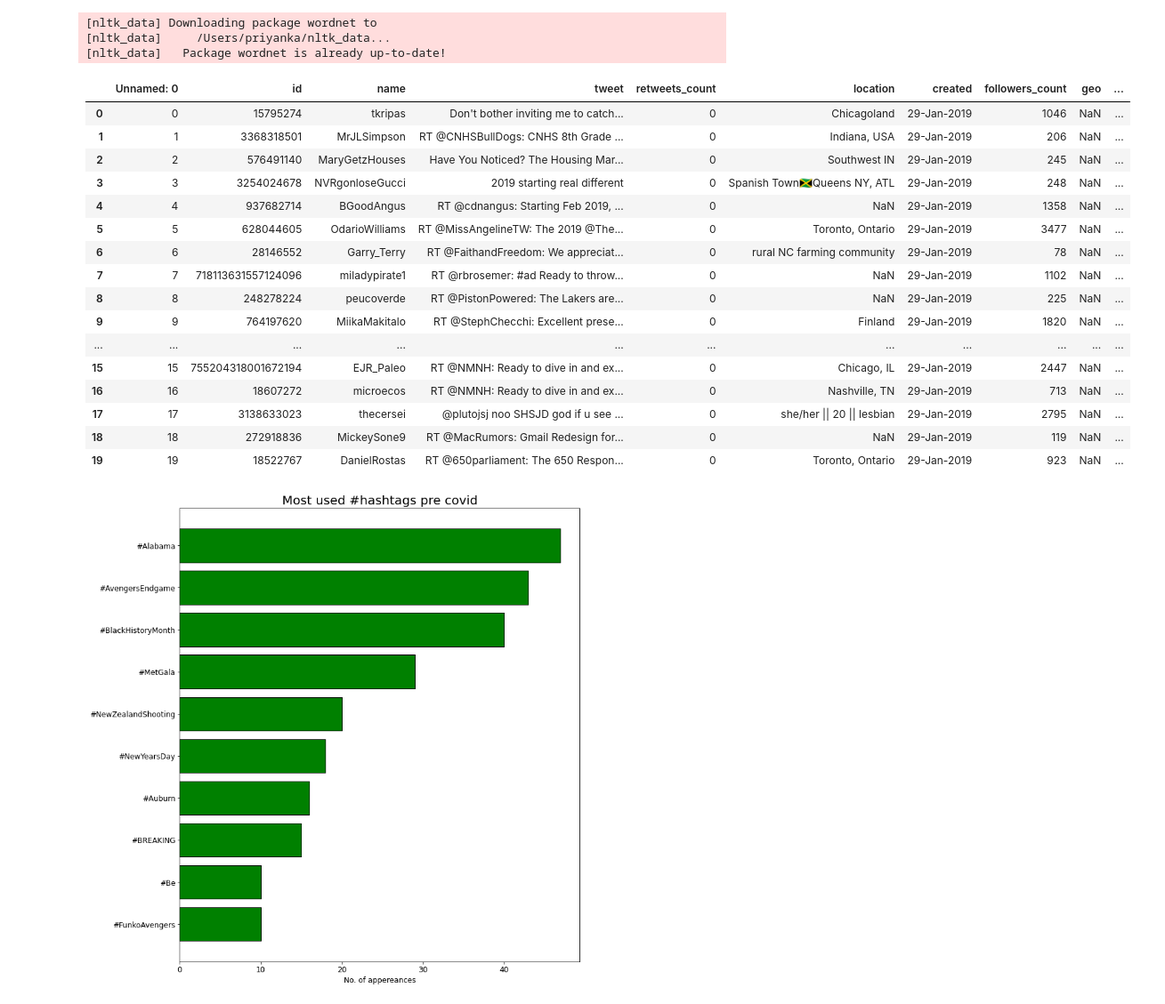
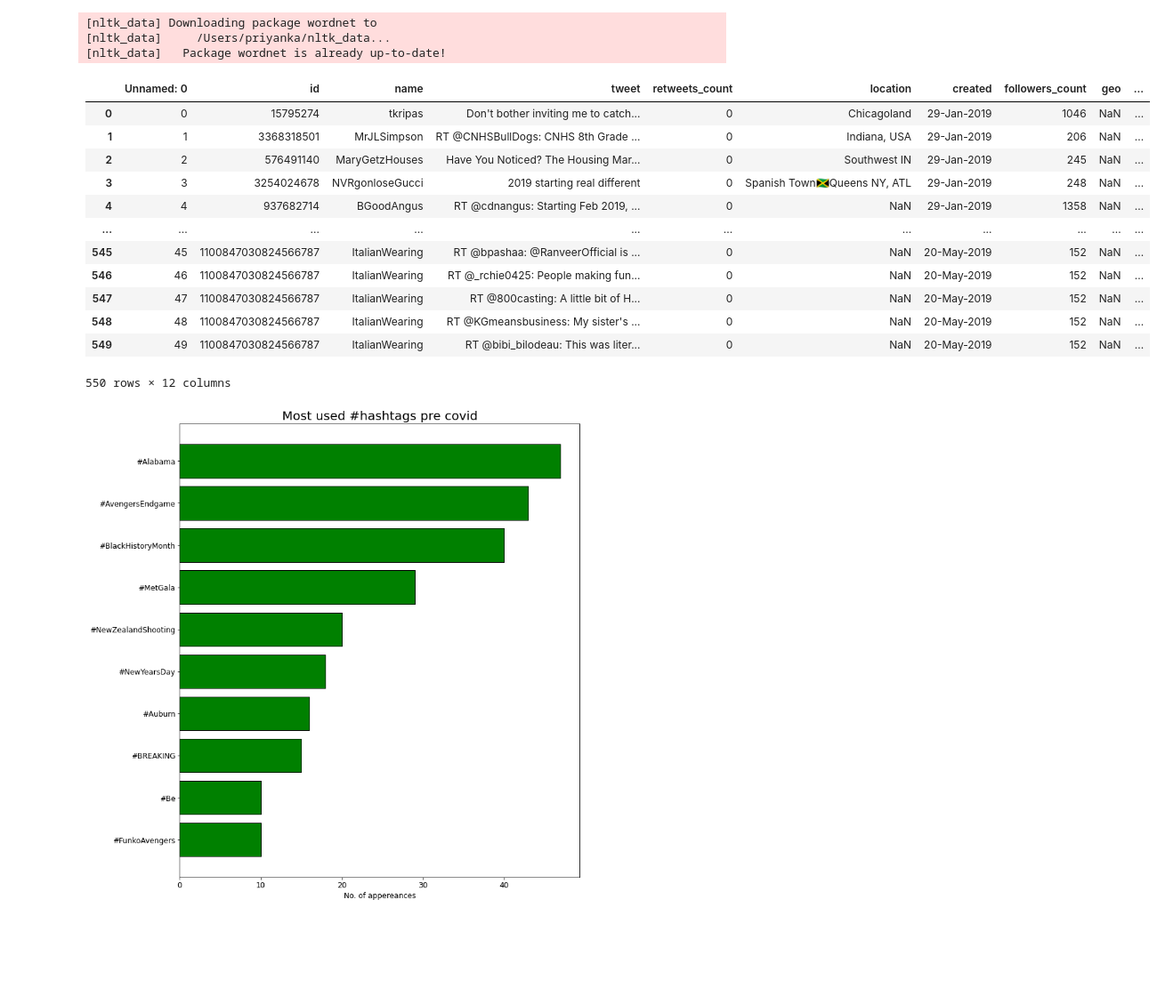
Before and after one commit to revanth802/CMPE-255-FA2020-Team6, a Jupyter notebook: Notebook.ipynb, the cells around one changed output. Shown at 89% size. Drawn from its saved outputs; the diff is of its cells as text; code cells hidden in the pictures; blank space fills up the shorter version.

```diff
--- a/Notebook.ipynb
+++ b/Notebook.ipynb
@@ -197,25 +199,21 @@ def cleaned_hashtags(x):
 precovid_df['hashtags'] = precovid_df['hashtags'].apply(lambda x : cleaned_hashtags(x))
 covid_timeline['hashtags'] = covid_timeline['hashtags'].apply(lambda x : cleaned_hashtags(x))
 # %%
-precovid_df.head(20)
+precovid_df
 # %% [output]
 |  | Unnamed: 0 | id | name | tweet | retweets_count | location | created | followers_count | geo | ... |
 | 0 | 0 | 15795274 | tkripas | Don't bother inviting me to catch... | 0 | Chicagoland | 29-Jan-2019 | 1046 | NaN | ... |
 | 1 | 1 | 3368318501 | MrJLSimpson | RT @CNHSBullDogs: CNHS 8th Grade ... | 0 | Indiana, USA | 29-Jan-2019 | 206 | NaN | ... |
 | 2 | 2 | 576491140 | MaryGetzHouses | Have You Noticed? The Housing Mar... | 0 | Southwest IN | 29-Jan-2019 | 245 | NaN | ... |
 | 3 | 3 | 3254024678 | NVRgonloseGucci | 2019 starting real different | 0 | Spanish Town🇯🇲Queens NY, ATL | 29-Jan-2019 | 248 | NaN | ... |
 | 4 | 4 | 937682714 | BGoodAngus | RT @cdnangus: Starting Feb 2019, ... | 0 | NaN | 29-Jan-2019 | 1358 | NaN | ... |
-| 5 | 5 | 628044605 | OdarioWilliams | RT @MissAngelineTW: The 2019 @The... | 0 | Toronto, Ontario | 29-Jan-2019 | 3477 | NaN | ... |
-| 6 | 6 | 28146552 | Garry_Terry | RT @FaithandFreedom: We appreciat... | 0 | rural NC farming community | 29-Jan-2019 | 78 | NaN | ... |
-| 7 | 7 | 718113631557124096 | miladypirate1 | RT @rbrosemer: #ad Ready to throw... | 0 | NaN | 29-Jan-2019 | 1102 | NaN | ... |
-| 8 | 8 | 248278224 | peucoverde | RT @PistonPowered: The Lakers are... | 0 | NaN | 29-Jan-2019 | 225 | NaN | ... |
-| 9 | 9 | 764197620 | MiikaMakitalo | RT @StephChecchi: Excellent prese... | 0 | Finland | 29-Jan-2019 | 1820 | NaN | ... |
 | ... | ... | ... | ... | ... | ... | ... | ... | ... | ... | ... |
-| 15 | 15 | 755204318001672194 | EJR_Paleo | RT @NMNH: Ready to dive in and ex... | 0 | Chicago, IL | 29-Jan-2019 | 2447 | NaN | ... |
-| 16 | 16 | 18607272 | microecos | RT @NMNH: Ready to dive in and ex... | 0 | Nashville, TN | 29-Jan-2019 | 713 | NaN | ... |
-| 17 | 17 | 3138633023 | thecersei | @plutojsj noo SHSJD god if u see ... | 0 | she/her || 20 || lesbian | 29-Jan-2019 | 2795 | NaN | ... |
-| 18 | 18 | 272918836 | MickeySone9 | RT @MacRumors: Gmail Redesign for... | 0 | NaN | 29-Jan-2019 | 119 | NaN | ... |
-| 19 | 19 | 18522767 | DanielRostas | RT @650parliament: The 650 Respon... | 0 | Toronto, Ontario | 29-Jan-2019 | 923 | NaN | ... |
+| 545 | 45 | 1100847030824566787 | ItalianWearing | RT @bpashaa: @RanveerOfficial is ... | 0 | NaN | 20-May-2019 | 152 | NaN | ... |
+| 546 | 46 | 1100847030824566787 | ItalianWearing | RT @_rchie0425: People making fun... | 0 | NaN | 20-May-2019 | 152 | NaN | ... |
+| 547 | 47 | 1100847030824566787 | ItalianWearing | RT @800casting: A little bit of H... | 0 | NaN | 20-May-2019 | 152 | NaN | ... |
+| 548 | 48 | 1100847030824566787 | ItalianWearing | RT @KGmeansbusiness: My sister's ... | 0 | NaN | 20-May-2019 | 152 | NaN | ... |
+| 549 | 49 | 1100847030824566787 | ItalianWearing | RT @bibi_bilodeau: This was liter... | 0 | NaN | 20-May-2019 | 152 | NaN | ... |
+550 rows × 12 columns
 # %%
 def find_top_n_hashtags(df, n):
     tags = []
```
Also changed, not shown: parts of 7 cells of this notebook, 6 other files.
